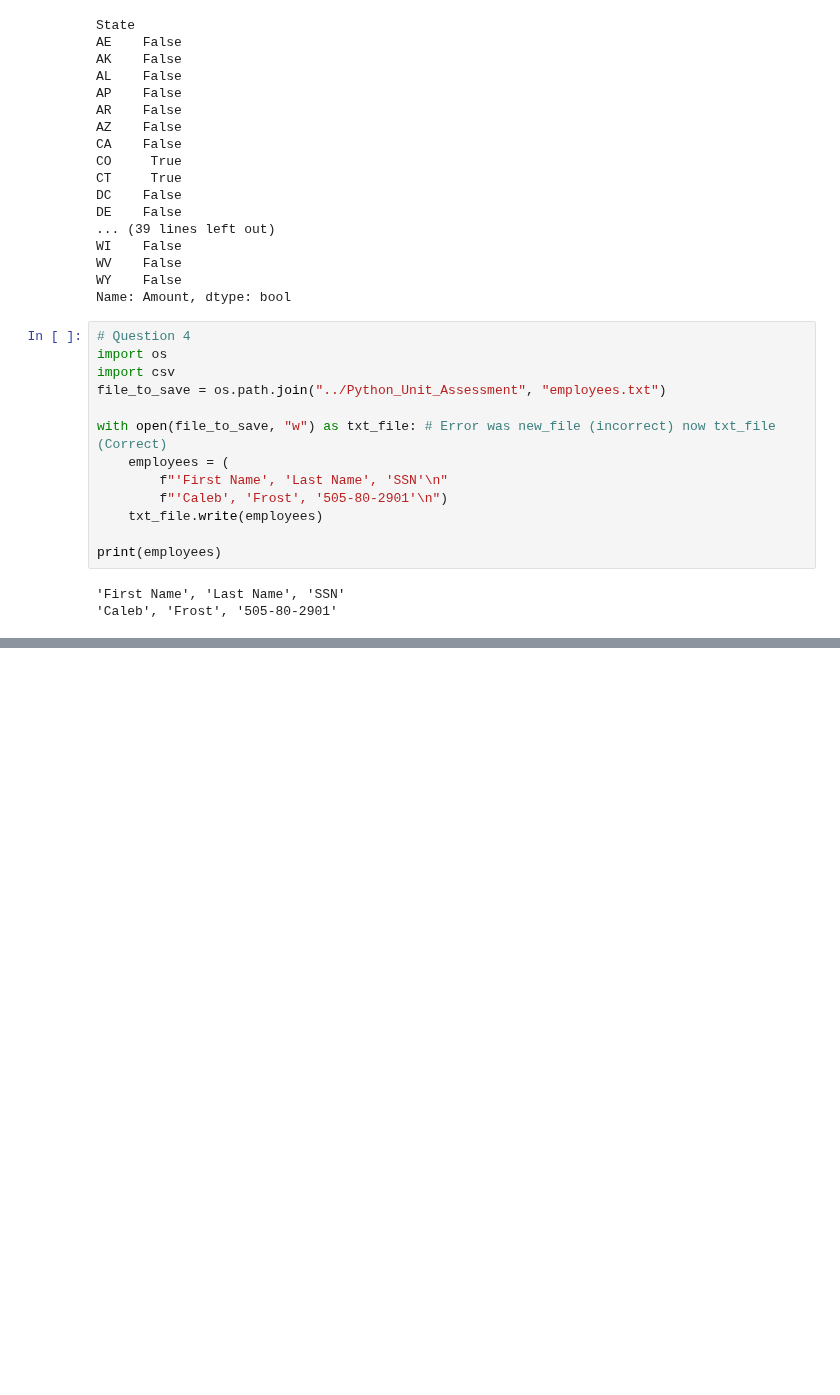
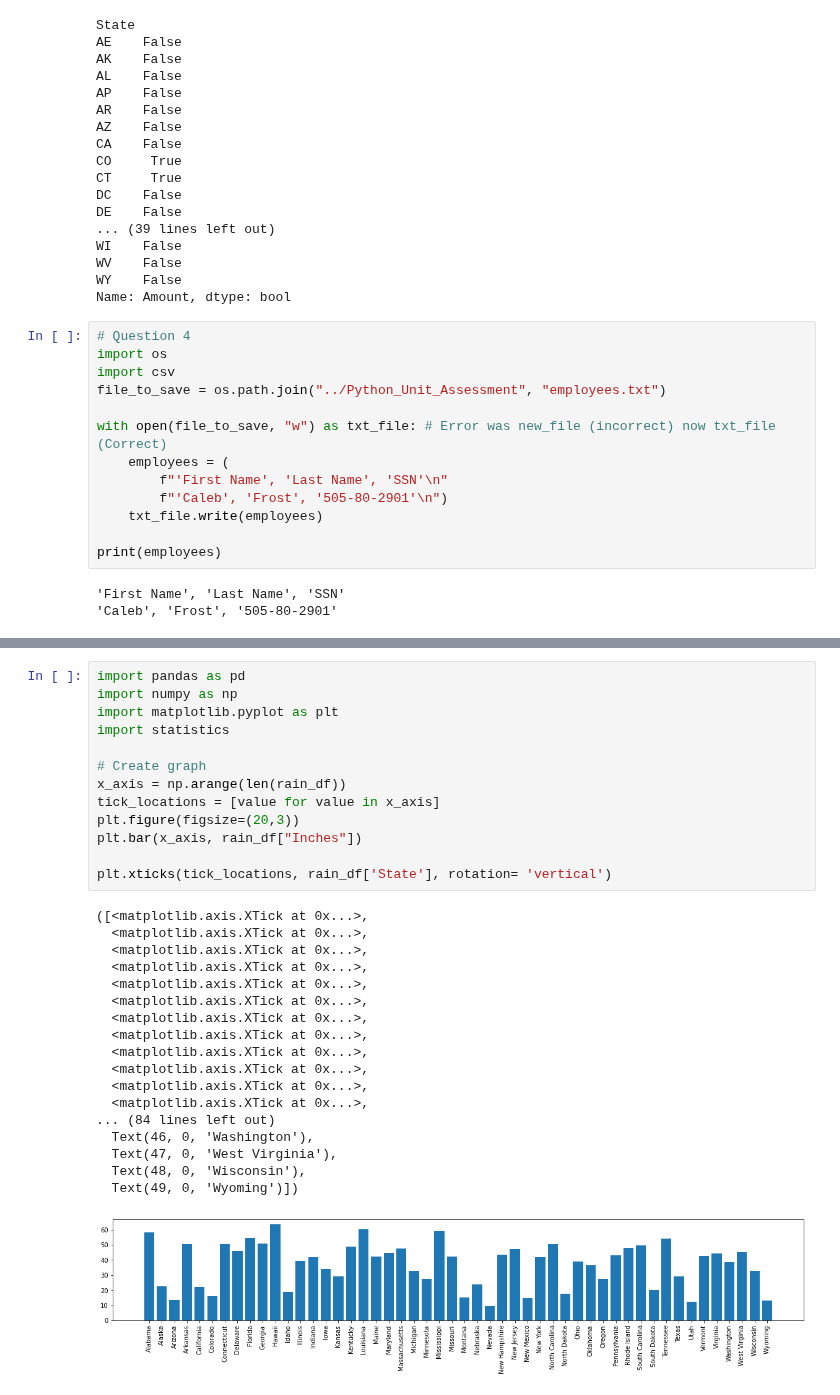
Before and after one commit to lawnshogan/World_Weather_Analysis, a Jupyter notebook: Python_Unit_Assessment/Assessment.ipynb, the cells around one changed output, grey strips where cells are left out. Drawn from its saved outputs; the diff is of its cells as text; blank space fills up the shorter version.

```diff
--- a/Python_Unit_Assessment/Assessment.ipynb
+++ b/Python_Unit_Assessment/Assessment.ipynb
@@ -96,3 +96,35 @@ rain_df.sort_values(['Rank'], ascending=False).tail()
 | 23 | Mississippi | 59.0 | 1499 | 3 |
 | 17 | Louisiana | 60.1 | 1528 | 2 |
 | 10 | Hawaii | 63.7 | 1618 | 1 |
+# %%
+import pandas as pd
+import numpy as np
+import matplotlib.pyplot as plt
+import statistics
+
+# Create graph
+x_axis = np.arange(len(rain_df))
+tick_locations = [value for value in x_axis]
+plt.figure(figsize=(20,3))
+plt.bar(x_axis, rain_df["Inches"])
+
+plt.xticks(tick_locations, rain_df['State'], rotation= 'vertical')
+# %% [output]
+([<matplotlib.axis.XTick at 0x...>,
+  <matplotlib.axis.XTick at 0x...>,
+  <matplotlib.axis.XTick at 0x...>,
+  <matplotlib.axis.XTick at 0x...>,
+  <matplotlib.axis.XTick at 0x...>,
+  <matplotlib.axis.XTick at 0x...>,
+  <matplotlib.axis.XTick at 0x...>,
+  <matplotlib.axis.XTick at 0x...>,
+  <matplotlib.axis.XTick at 0x...>,
+  <matplotlib.axis.XTick at 0x...>,
+  <matplotlib.axis.XTick at 0x...>,
+  <matplotlib.axis.XTick at 0x...>,
+... (84 lines left out)
+  Text(46, 0, 'Washington'),
+  Text(47, 0, 'West Virginia'),
+  Text(48, 0, 'Wisconsin'),
+  Text(49, 0, 'Wyoming')])
+[figure, added]
```
Also changed, not shown: parts of 6 cells of this notebook.
